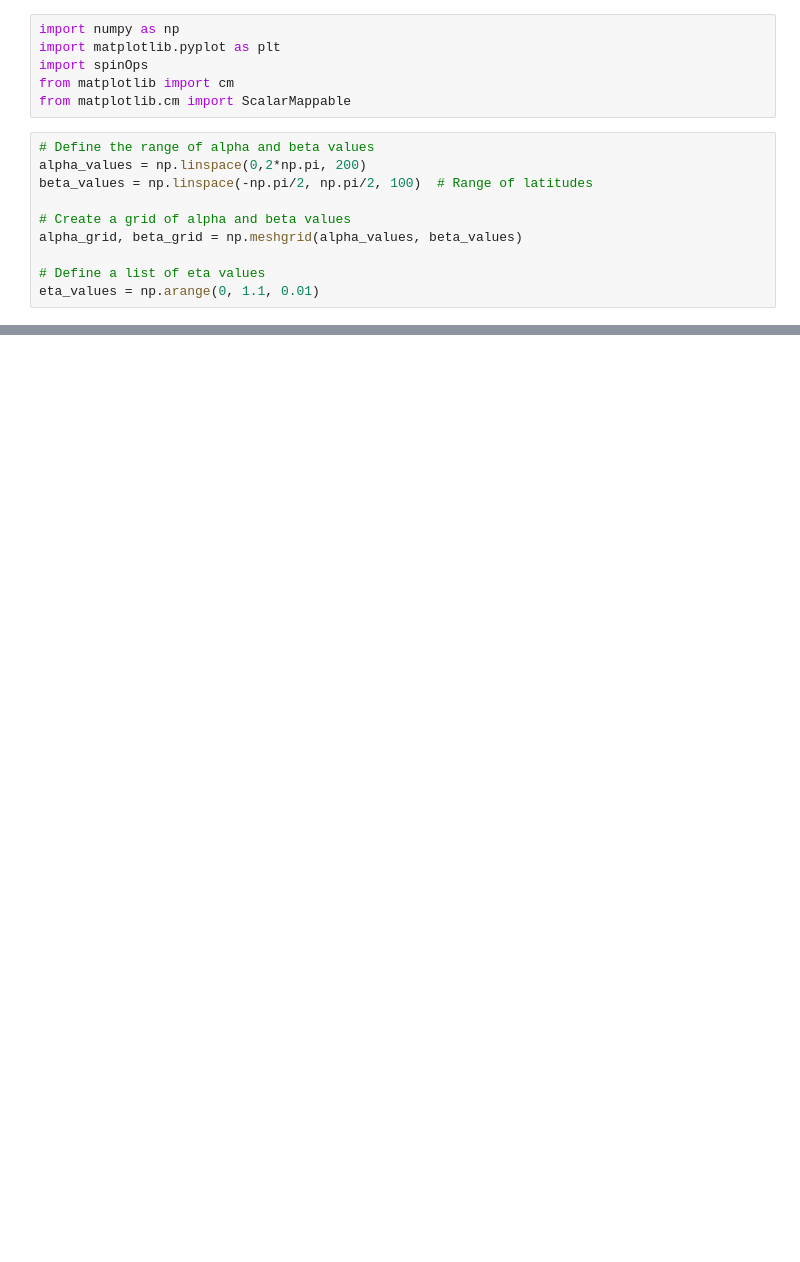
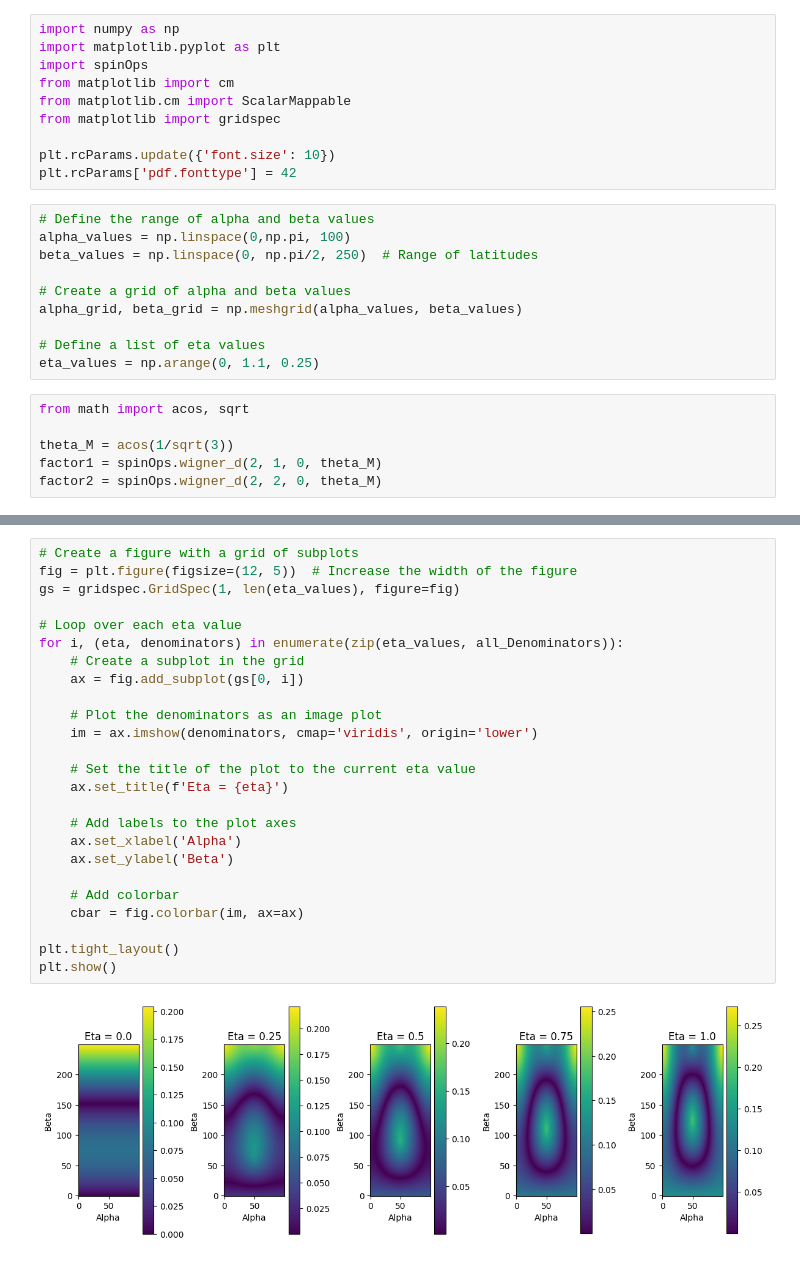
Before and after one commit to pjgrandinetti/SpinOps, a Jupyter notebook: Q.ipynb, the cells around one changed output, grey strips where cells are left out. Saved outputs shown, nothing was run; the diff lists cells and outputs as text; blank space fills up the shorter version.

```diff
--- a/Q.ipynb
+++ b/Q.ipynb
@@ -31,14 +31,24 @@ import matplotlib.pyplot as plt
 import spinOps
 from matplotlib import cm
 from matplotlib.cm import ScalarMappable
+from matplotlib import gridspec
+
+plt.rcParams.update({'font.size': 10})
+plt.rcParams['pdf.fonttype'] = 42
 # %%
 # Define the range of alpha and beta values
-alpha_values = np.linspace(0,2*np.pi, 200)
-beta_values = np.linspace(-np.pi/2, np.pi/2, 100)  # Range of latitudes
+alpha_values = np.linspace(0,np.pi, 100)
+beta_values = np.linspace(0, np.pi/2, 250)  # Range of latitudes
 
 # Create a grid of alpha and beta values
 alpha_grid, beta_grid = np.meshgrid(alpha_values, beta_values)
 
 # Define a list of eta values
-eta_values = np.arange(0, 1.1, 0.01)
+eta_values = np.arange(0, 1.1, 0.25)
+# %%
+from math import acos, sqrt
+
+theta_M = acos(1/sqrt(3))
+factor1 = spinOps.wigner_d(2, 1, 0, theta_M)
+factor2 = spinOps.wigner_d(2, 2, 0, theta_M)
 # %%
@@ -122,0 +84,27 @@ min_Qs
+# %%
+# Create a figure with a grid of subplots
+fig = plt.figure(figsize=(12, 5))  # Increase the width of the figure
+gs = gridspec.GridSpec(1, len(eta_values), figure=fig)
+
+# Loop over each eta value
+for i, (eta, denominators) in enumerate(zip(eta_values, all_Denominators)):
+    # Create a subplot in the grid
+    ax = fig.add_subplot(gs[0, i])
+
+    # Plot the denominators as an image plot
+    im = ax.imshow(denominators, cmap='viridis', origin='lower')
+
+    # Set the title of the plot to the current eta value
+    ax.set_title(f'Eta = {eta}')
+
+    # Add labels to the plot axes
+    ax.set_xlabel('Alpha')
+    ax.set_ylabel('Beta')
+
+    # Add colorbar
+    cbar = fig.colorbar(im, ax=ax)
+
+plt.tight_layout()
+plt.show()
+# %% [output]
+[figure, added]
```
Also changed, not shown: parts of 6 cells of this notebook, 2 other files.
